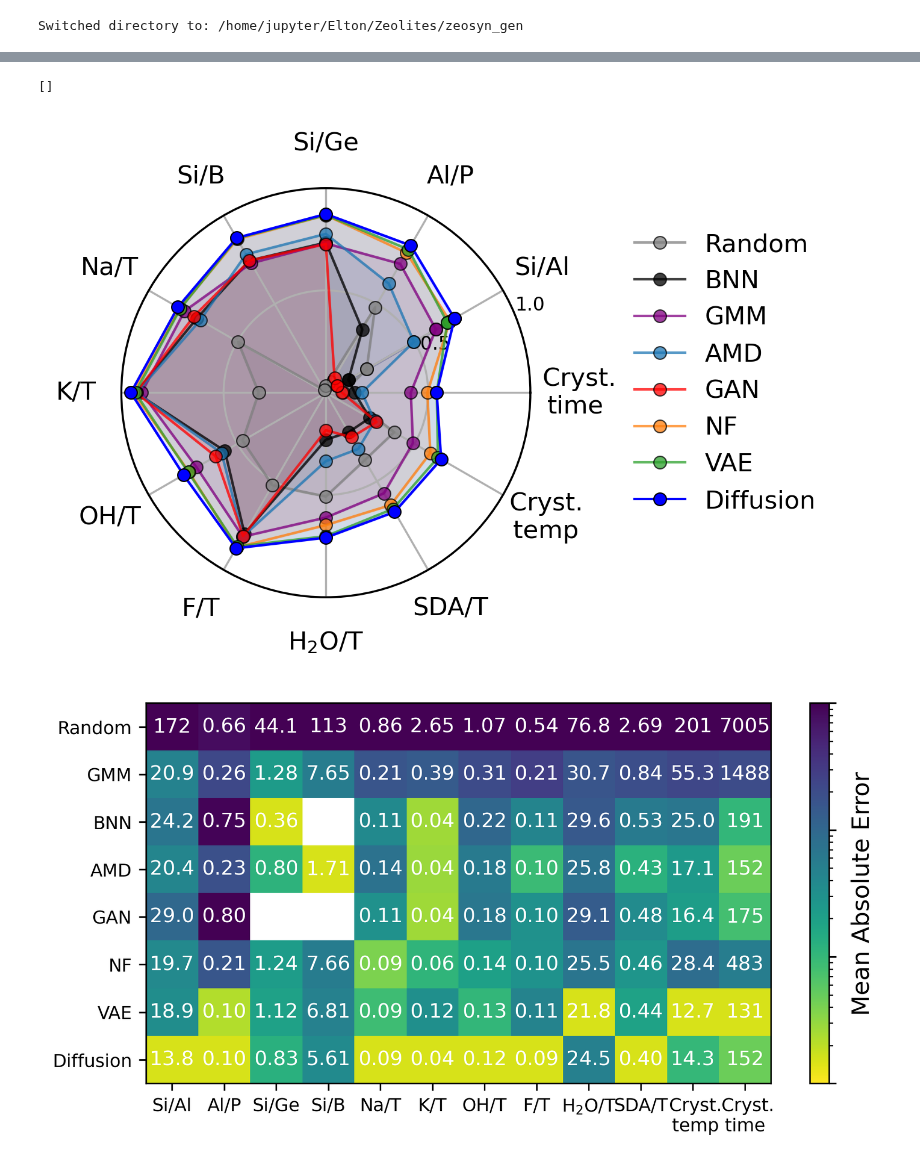
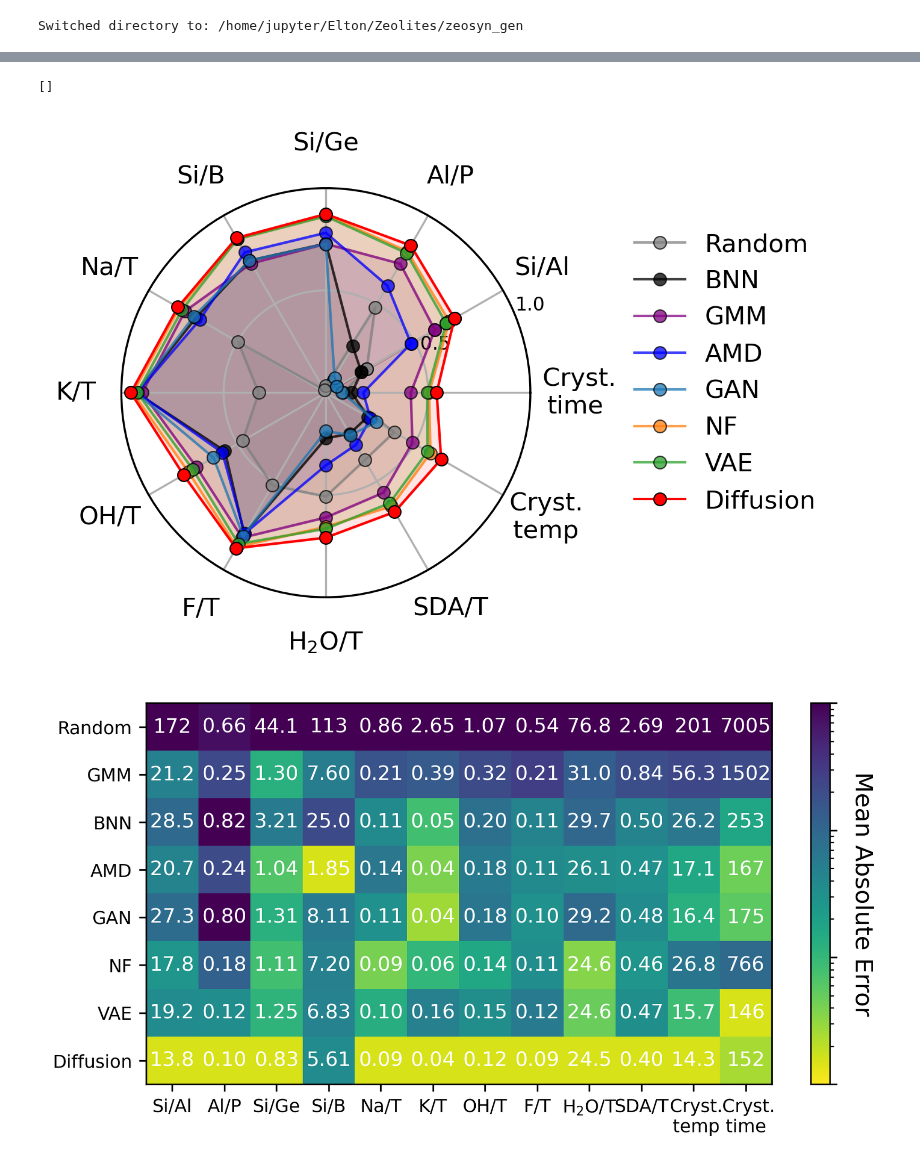
Before and after one commit to eltonpan/zeosyn_gen, a Jupyter notebook: notebooks/compare_model_metrics.ipynb, the cells around one changed output, grey strips where cells are left out. Cells and saved outputs as stored; diff of their text form; code cells hidden in the pictures.

Commit message:
updated with mean and std of model metrics

```diff
--- a/notebooks/compare_model_metrics.ipynb
+++ b/notebooks/compare_model_metrics.ipynb
@@ -54,19 +68,22 @@ model2specs = {
     'random': {'c': 'grey', 'n': 'Random'},
     'gmm': {'c': 'purple', 'n': 'GMM'},
     'bnn': {'c': 'black', 'n': 'BNN'},
-    'gan': {'c': 'red', 'n': 'GAN'},
+    'gan': {'c': 'tab:blue', 'n': 'GAN'},
     'nf': {'c': 'tab:orange', 'n': 'NF'},
     'cvae': {'c': 'tab:green', 'n':'VAE'},
-    'diff': {'c': 'blue', 'n': 'Diffusion'}
+    'diff': {'c': 'red', 'n': 'Diffusion'}
 }
 categories = [m['n'] for m in model2specs.values()]
-values = [prec_results[x]['wsd'] for x in model2specs.keys()]
+values = [prec_results[x]['results']['wsd'] for x in model2specs.keys()]
+errs = [prec_results[x]['results']['wsd_std'] for x in model2specs.keys()]
 
 plt.figure(figsize=(2, 2), dpi=300)
-plt.bar(categories, values, color=[m['c'] for m in model2specs.values()], linewidth=0.5, edgecolor='black')
+plt.bar(categories, values, yerr=errs, color=[m['c'] for m in model2specs.values()], linewidth=0.5, edgecolor='black', capsize=3,  error_kw={'elinewidth': 0.5,'capthick': 0.5})
+# plt.errorbar(categories, values, yerr=errs)
+
 
 for i in range(len(values)):
-    plt.text(i, values[i]+0.07, round(values[i],2), ha = 'center', fontsize=5)
+    plt.text(i, values[i]+0.07, round(values[i],2), ha = 'center', fontsize=6)
 
 plt.ylabel('Wasserstein distance\n(lower is better)', fontsize=8)
 plt.xticks(rotation=45, fontsize=6)
@@ -75,6 +92,6 @@ plt.minorticks_on()
 ax = plt.gca()
 ax.xaxis.set_tick_params(which='minor', bottom=False)
 plt.ylim(0., 2.0)
-# plt.savefig('figs/wsd.pdf', bbox_inches='tight')
+plt.savefig('figs/wsd.pdf', bbox_inches='tight')
 plt.show()
 # %% [output]
@@ -91,17 +108,17 @@ model2specs = {
     # 'nn': {'c': 'tab:brown', 'n': 'NN'},
     'bnn': {'c': 'black', 'n': 'BNN'},
     'gmm': {'c': 'purple', 'n': 'GMM'},
-    'amd': {'c': 'tab:blue', 'n': 'AMD'},
-    'gan': {'c': 'red', 'n': 'GAN'},
+    'amd': {'c': 'blue', 'n': 'AMD'},
+    'gan': {'c': 'tab:blue', 'n': 'GAN'},
     'nf': {'c': 'tab:orange', 'n': 'NF'},
     'cvae': {'c': 'tab:green', 'n':'VAE'},
-    'diff': {'c': 'blue', 'n': 'Diffusion'}
+    'diff': {'c': 'red', 'n': 'Diffusion'}
 }
 ax = fig.add_subplot(projection='polar')
 
 for model_type in model2specs.keys():
 
-    r=prec_results[model_type][metric]
+    r=prec_results[model_type]['results'][metric]
     # r=prec_results[model_type][metric]/prec_results['diff'][metric] # normed by diff
     theta = np.deg2rad(np.linspace(30,360,12))
 
@@ -119,7 +136,7 @@ for model_type in model2specs.keys():
         alpha = 0.75
         linewidth = 1
     plt.polar(theta_, r_ ,marker='o', markersize=5, linewidth=linewidth, color=model2specs[model_type]['c'], markeredgecolor='black', markeredgewidth=0.5, label=model2specs[model_type]['n'], alpha=alpha)
-    if model_type == 'diff':
+    if model_type in ['diff', 'amd']:
         plt.fill_between(theta_, [0.]*len(theta_), r_.values.squeeze(), color=model2specs[model_type]['c'], alpha=0.1)
     else:
         plt.fill_between(theta_, [0.]*len(theta_), r_.values.squeeze(), color=model2specs[model_type]['c'], alpha=0.1)
@@ -133,11 +150,11 @@ ax.set_yticks(ticks=[0., 0.5, 1.0], labels=[0, 0.5, 1.0],fontsize=7.5)
 
 ax.set_ylim(0., 1.)
 plt.legend(loc="lower left", bbox_to_anchor=(1.2, 0.15))
-# plt.savefig(f'figs/{metric}.pdf', bbox_inches='tight')
+plt.savefig(f'figs/{metric}.pdf', bbox_inches='tight')
 plt.plot()
 # %% [output]
 []
-[figure, old version]
+[figure, new version]
 # %%
 # Regression metrics
 
@@ -158,35 +175,38 @@ model2specs = {
     'amd': {'c': 'tab:blue', 'n': 'AMD'},
     'gan': {'c': 'red', 'n': 'GAN'},
     'nf': {'c': 'tab:orange', 'n': 'NF'},
     'cvae': {'c': 'tab:green', 'n':'VAE'},
     'diff': {'c': 'blue', 'n': 'Diffusion'}
 }
 
-# Create a random 8x12 matrix
-data = np.array([list(prec_results[x]['reg']['maes'].values()) for x in model2specs.keys()])
+data = []
+for model_type in model2specs.keys():
+    d = np.array([pd.concat([pd.Series(prec_results[model_type]['runs'][f'run_{idx}']['reg']['maes']) for idx in range(len(prec_results[model_type]['runs']))], 1).mean(1)])
+    data.append(d)
+data = np.concatenate(data, 0)
 data_scaled = np.zeros_like(data)
 for i in range(data.shape[1]):
     data_scaled[:,i] = (data[:,i]-min(data[:,i]))/(max(data[:,i])-min(data[:,i]))+0.0015 # min_max scaling to 0-1
 
 # Create a heatmap using imshow
 plt.figure(figsize=(7,3.5),dpi=300)
 plot=plt.imshow(data_scaled, cmap='viridis_r', aspect='auto', norm=LogNorm(vmin=0.001, vmax=1))
 cb = plt.colorbar()  # Add a colorbar to show the scale
-cb.ax.set_ylabel('Mean Absolute Error')
+cb.ax.set_ylabel('Mean Absolute Error', rotation=270, labelpad=15)
 cb.set_ticklabels([])
 
 # Annotate each cell with its value
 for i in range(data.shape[0]):  # Loop over rows
     for j in range(data.shape[1]):  # Loop over columns
         text =plt.text(j, i, format_three_digits(data[i, j]), ha='center', va='center', color='white')
 
 
 ax=plt.gca()
 ax.set_xticks(range(12), labels=['Si/Al', 'Al/P', 'Si/Ge', 'Si/B', 'Na/T', 'K/T', 'OH/T', 'F/T', 'H$_2$O/T', 'SDA/T', ' Cryst.\n temp', ' Cryst.\ntime'])
 ax.set_yticks(range(len(model2specs)), labels=[m['n'] for m in model2specs.values()])
 plt.xticks(fontsize=9)
 plt.yticks(fontsize=9)
-# plt.savefig(f'figs/reg.pdf', bbox_inches='tight')
+plt.savefig(f'figs/reg.pdf', bbox_inches='tight')
 plt.show()
 # %% [output]
-[figure, old version]
+[figure, new version]
```
Also changed, not shown: parts of 2 cells of this notebook.
